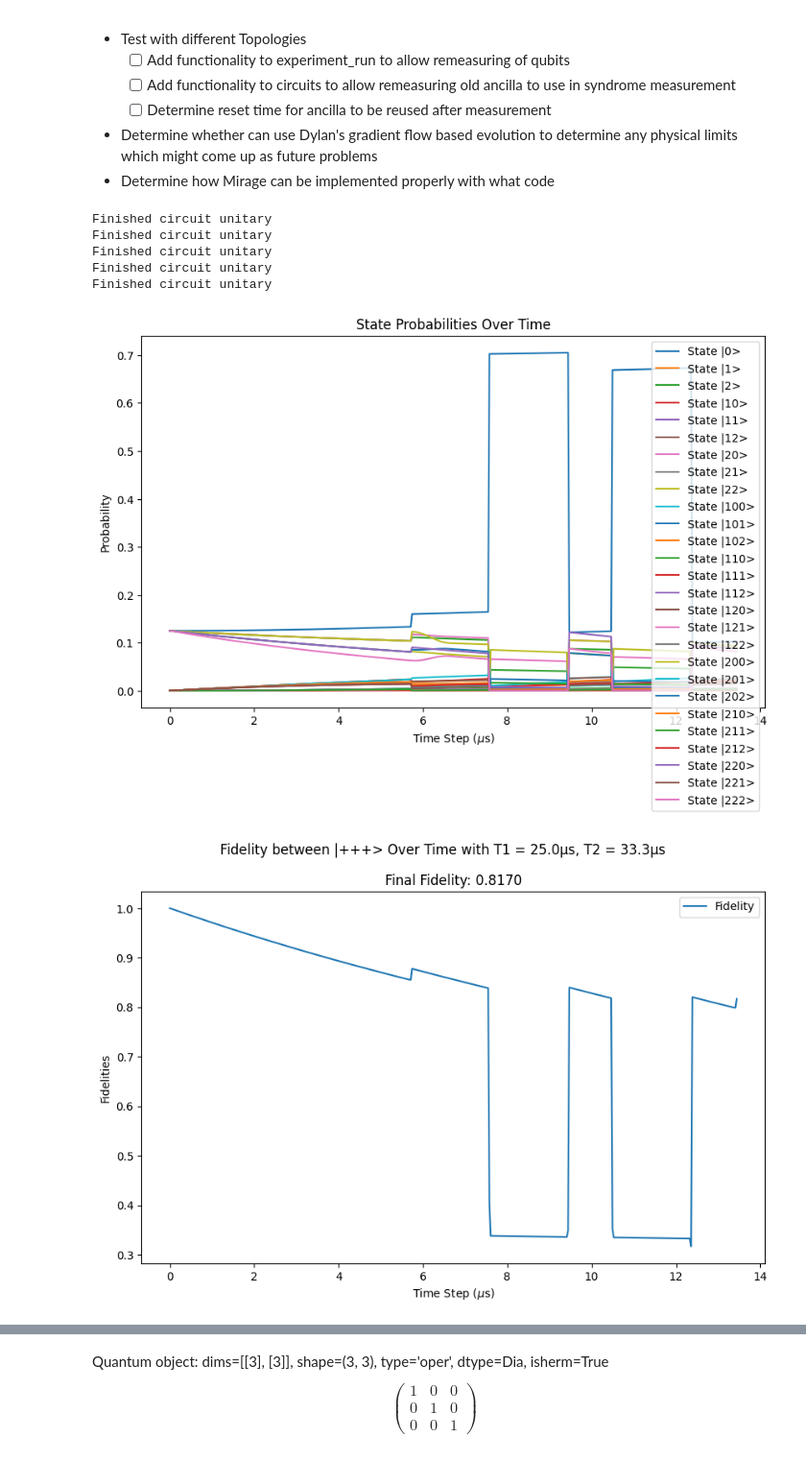
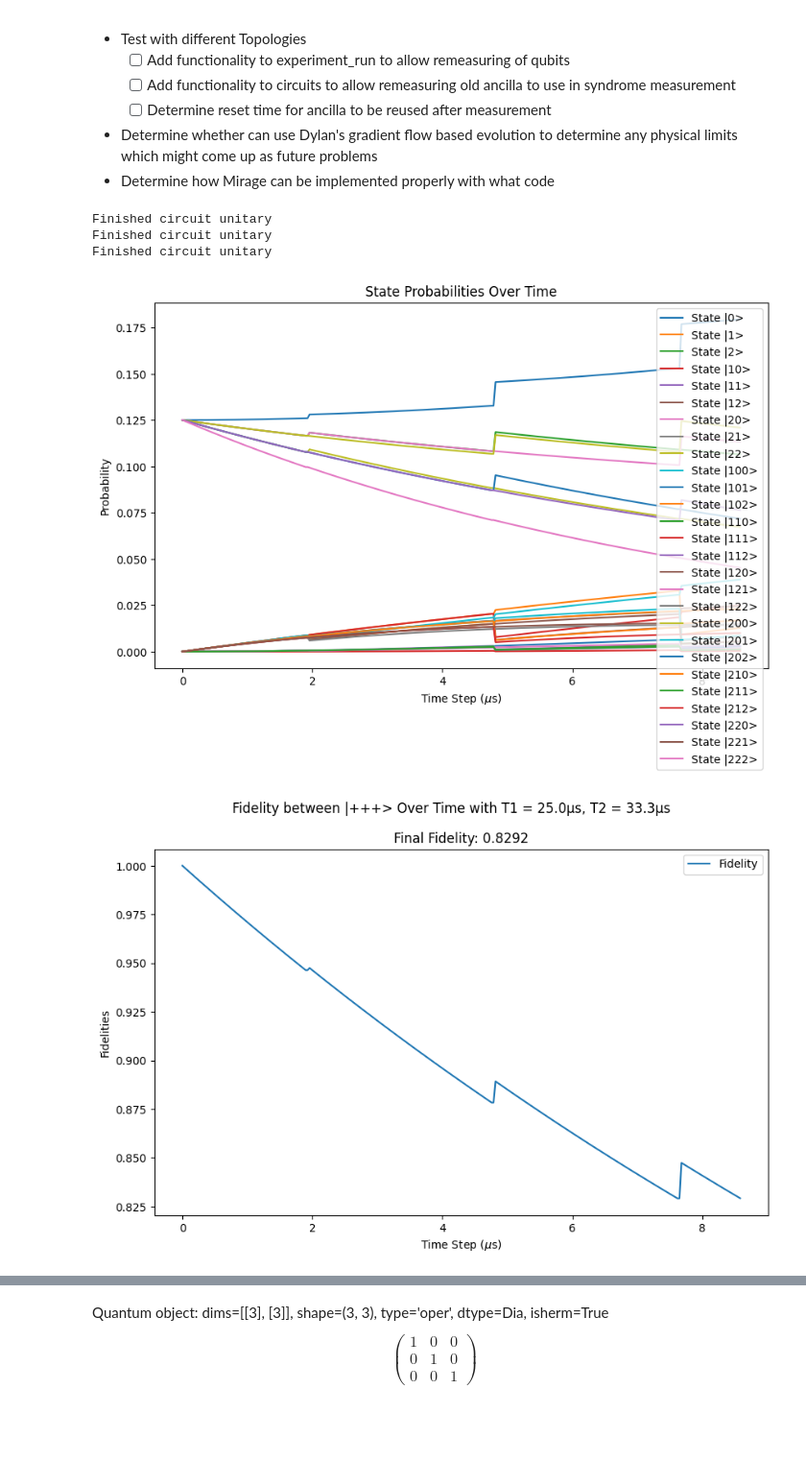
Before and after one commit to Wrn13/QuantumLogicalSimulator, a Jupyter notebook: src/notebooks/stabilizer_comparison.ipynb, the cells around one changed output, grey strips where cells are left out. Shown at 96% size. Cells and saved outputs as stored; diff of their text form; code cells hidden in the pictures; blank space fills up the shorter version.

```diff
--- a/src/notebooks/stabilizer_comparison.ipynb
+++ b/src/notebooks/stabilizer_comparison.ipynb
@@ -111,44 +111,38 @@ from quantum_logical.phase_circuits import parallel_phase_circuit
 iterations = 2
 t1_list = [25.0, 280]
 t2_list = [33.3, 330]
 trotter_dt = .03
 cnot_time = .9
 single_qudit_time = .03
 
 # Individual superpositions
 plus_state = hadamard_operator(3) * qt.basis(3,0)
 minus_state = hadamard_operator(3) * qt.basis(3,2)
 
 hada_layer = qt.tensor(hadamard_operator(3), hadamard_operator(3), hadamard_operator(3))
 # Prepare initial logical state
 logical_psi_0 = (qt.tensor(plus_state, plus_state, plus_state))  # Small  phase error from |+++>
-total_psi_0 = qt.tensor(logical_psi_0, qt.basis(3,0),qt.basis(3,0))  # ancillas in |0>
+total_psi_0 = qt.tensor(logical_psi_0, qt.basis(3,0))  # ancillas in |0>
 rho_0 = total_psi_0 * total_psi_0.dag()
 
 # Create runner and trotterizer, then run experiment with a list of setups
 for i in range(iterations):
     trotterizer = runner.generate_trotterizer(trotter_dt, t1_list[i], t2_list[i], 3, 4)
     setups = [
 
 
-                partial_erasure_circuit(single_qudit_time, cnot_time, 1, 0, 0),
-
-                partial_erasure_circuit(single_qudit_time, cnot_time, 1, 1, 0),
-                partial_erasure_circuit(single_qudit_time, cnot_time, 1, 2, 0),
-                partial_phase_circuit(single_qudit_time, cnot_time),
-                partial_phase_circuit(single_qudit_time, cnot_time,1),
-
+                partial_erasure_circuit_instant(single_qudit_time, cnot_time, 1, 0, 0),
+                partial_erasure_circuit_instant(single_qudit_time, cnot_time, 1, 1, 0),
+                partial_erasure_circuit_instant(single_qudit_time, cnot_time, 1, 2, 0),
 
 
 
             ]
-    state_list = runner.experiment_partial_run(trotterizer, rho_0, setups)
-    plot_results(trotter_dt, state_list, f"output/EEEPP/t1_{t1_list[i]:.1f}_t2_{t2_list[i]:.1f}", t1_list[i], t2_list[i])
+    state_list = runner.experiment_partial_run_instant_erasure(trotterizer, rho_0, setups)
+    plot_results(trotter_dt, state_list, f"output/PartialErasureInstant/t1_{t1_list[i]:.1f}_t2_{t2_list[i]:.1f}", t1_list[i], t2_list[i])
 # %% [output]
 Finished circuit unitary
 Finished circuit unitary
 Finished circuit unitary
-Finished circuit unitary
-Finished circuit unitary
-[figure, old version]
+[figure, new version]
-[figure, old version]
+[figure, new version]
```
Also changed, not shown: parts of 1 cell of this notebook, 36 other files.
